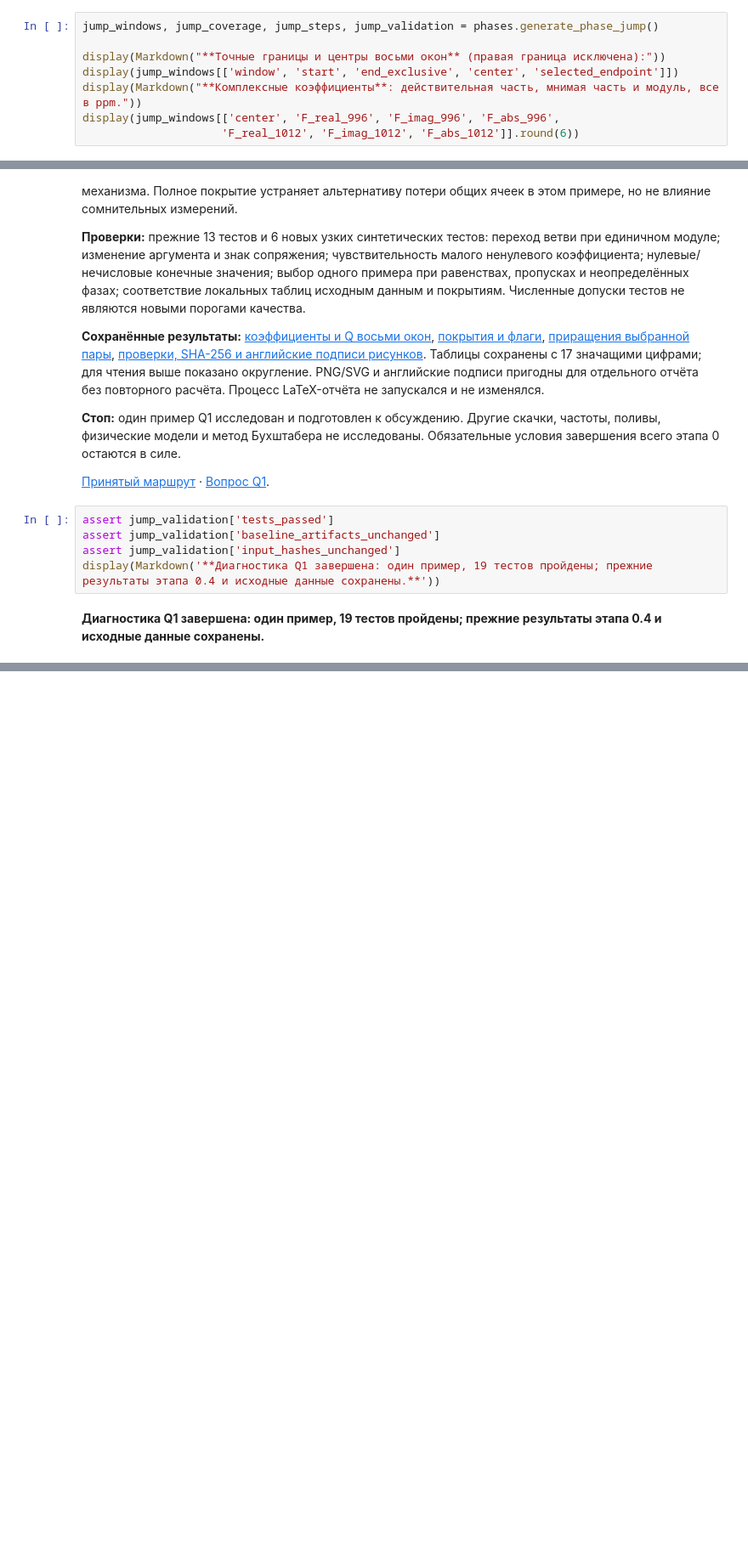
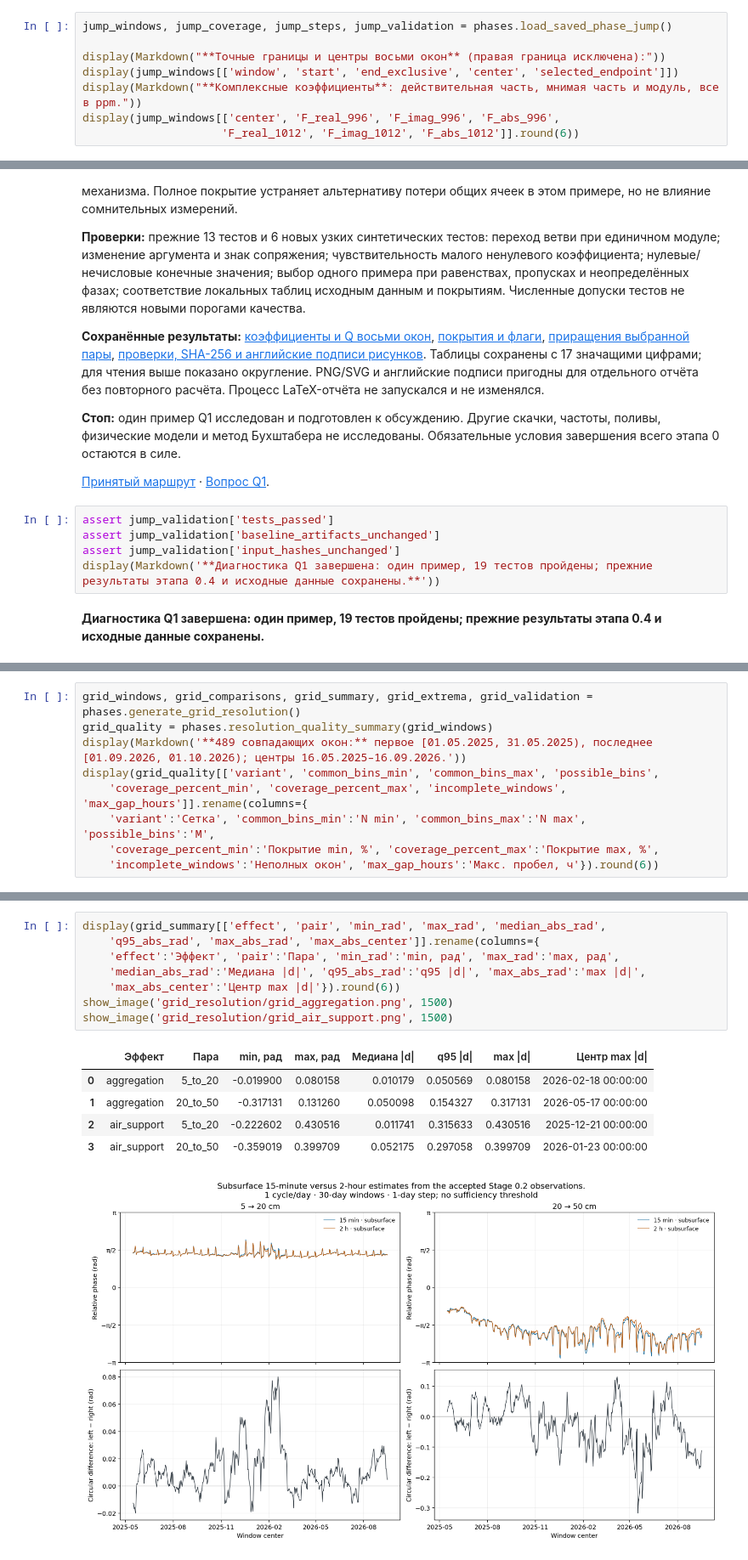
Before and after one commit to DimitriBolt/CO2Flux, a Jupyter notebook: Project_description/Research_log/00_preliminary_fourier_phases.ipynb, the cells around one changed output, grey strips where cells are left out. Shown at 85% size. Cells and saved outputs as stored; diff of their text form; blank space fills up the shorter version.

Commit message:
Compare 15-minute and 2-hour subsurface Fourier phases

```diff
--- a/Project_description/Research_log/00_preliminary_fourier_phases.ipynb
+++ b/Project_description/Research_log/00_preliminary_fourier_phases.ipynb
@@ -277,5 +279,5 @@ display(Markdown('**Этап 0.4: предварительный результ
 # %%
-jump_windows, jump_coverage, jump_steps, jump_validation = phases.generate_phase_jump()
+jump_windows, jump_coverage, jump_steps, jump_validation = phases.load_saved_phase_jump()
 
 display(Markdown("**Точные границы и центры восьми окон** (правая граница исключена):"))
 display(jump_windows[['window', 'start', 'end_exclusive', 'center', 'selected_endpoint']])
@@ -424,0 +481,9 @@ display(Markdown('**Диагностика Q1 завершена: один пр
+# %%
+grid_windows, grid_comparisons, grid_summary, grid_extrema, grid_validation = phases.generate_grid_resolution()
+grid_quality = phases.resolution_quality_summary(grid_windows)
+display(Markdown('**489 совпадающих окон:** первое [01.05.2025, 31.05.2025), последнее [01.09.2026, 01.10.2026); центры 16.05.2025–16.09.2026.'))
+display(grid_quality[['variant', 'common_bins_min', 'common_bins_max', 'possible_bins',
+    'coverage_percent_min', 'coverage_percent_max', 'incomplete_windows', 'max_gap_hours']].rename(columns={
+    'variant':'Сетка', 'common_bins_min':'N min', 'common_bins_max':'N max', 'possible_bins':'M',
+    'coverage_percent_min':'Покрытие min, %', 'coverage_percent_max':'Покрытие max, %',
+    'incomplete_windows':'Неполных окон', 'max_gap_hours':'Макс. пробел, ч'}).round(6))
@@ -424,0 +506,15 @@ display(Markdown('**Диагностика Q1 завершена: один пр
+# %%
+display(grid_summary[['effect', 'pair', 'min_rad', 'max_rad', 'median_abs_rad',
+    'q95_abs_rad', 'max_abs_rad', 'max_abs_center']].rename(columns={
+    'effect':'Эффект', 'pair':'Пара', 'min_rad':'min, рад', 'max_rad':'max, рад',
+    'median_abs_rad':'Медиана |d|', 'q95_abs_rad':'q95 |d|', 'max_abs_rad':'max |d|',
+    'max_abs_center':'Центр max |d|'}).round(6))
+show_image('grid_resolution/grid_aggregation.png', 1500)
+show_image('grid_resolution/grid_air_support.png', 1500)
+# %% [output]
+|  | Эффект | Пара | min, рад | max, рад | Медиана |d| | q95 |d| | max |d| | Центр max |d| |
+| 0 | aggregation | 5_to_20 | -0.019900 | 0.080158 | 0.010179 | 0.050569 | 0.080158 | 2026-02-18 00:00:00 |
+| 1 | aggregation | 20_to_50 | -0.317131 | 0.131260 | 0.050098 | 0.154327 | 0.317131 | 2026-05-17 00:00:00 |
+| 2 | air_support | 5_to_20 | -0.222602 | 0.430516 | 0.011741 | 0.315633 | 0.430516 | 2025-12-21 00:00:00 |
+| 3 | air_support | 20_to_50 | -0.359019 | 0.399709 | 0.052175 | 0.297058 | 0.399709 | 2026-01-23 00:00:00 |
+[figure, added]
```
Also changed, not shown: parts of 13 cells of this notebook, 19 other files.
